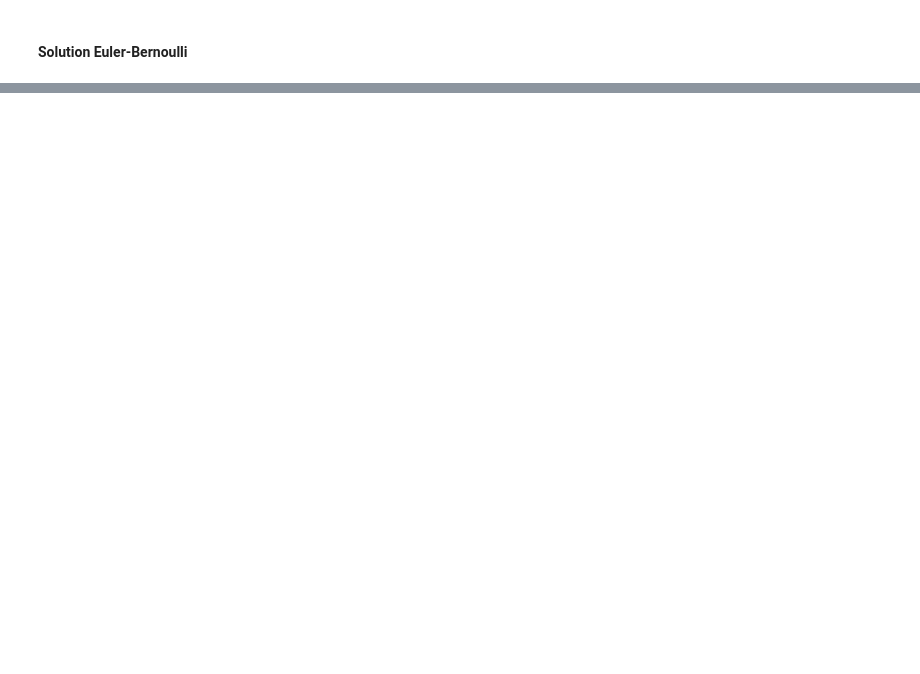
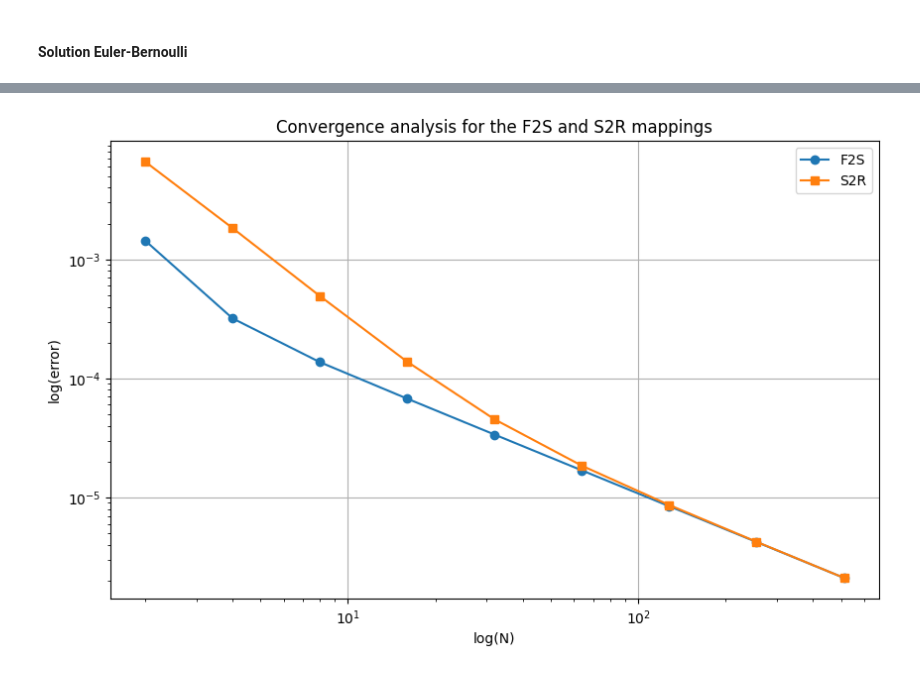
Before and after one commit to AppaSalif/Beam, a Jupyter notebook: convergence.ipynb, the cells around one changed output, grey strips where cells are left out. Saved outputs shown, nothing was run; the diff lists cells and outputs as text; code cells hidden in the pictures; blank space fills up the shorter version.

```diff
--- a/convergence.ipynb
+++ b/convergence.ipynb
@@ -76,0 +84,14 @@ plt.show()
+# %%
+# plot de l'erreur dans la meme figure
+
+plt.figure(figsize=(10, 6))
+plt.loglog(N_list, err_list_f2s, 'o-', label="F2S")
+plt.loglog(N_list, err_list_s2r, 's-', label="S2R")
+plt.xlabel('log(N)')
+plt.ylabel('log(error)')
+plt.grid(True)
+plt.legend()
+plt.title('Convergence analysis for the F2S and S2R mappings')
+plt.show()
+# %% [output]
+[figure, added]
```
Also changed, not shown: parts of 6 cells of this notebook.
